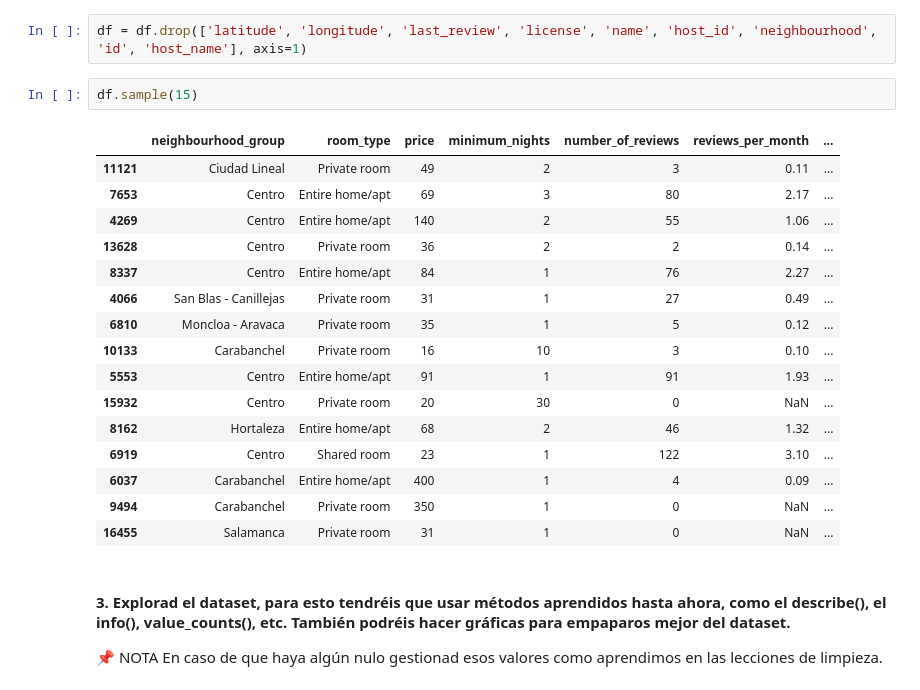
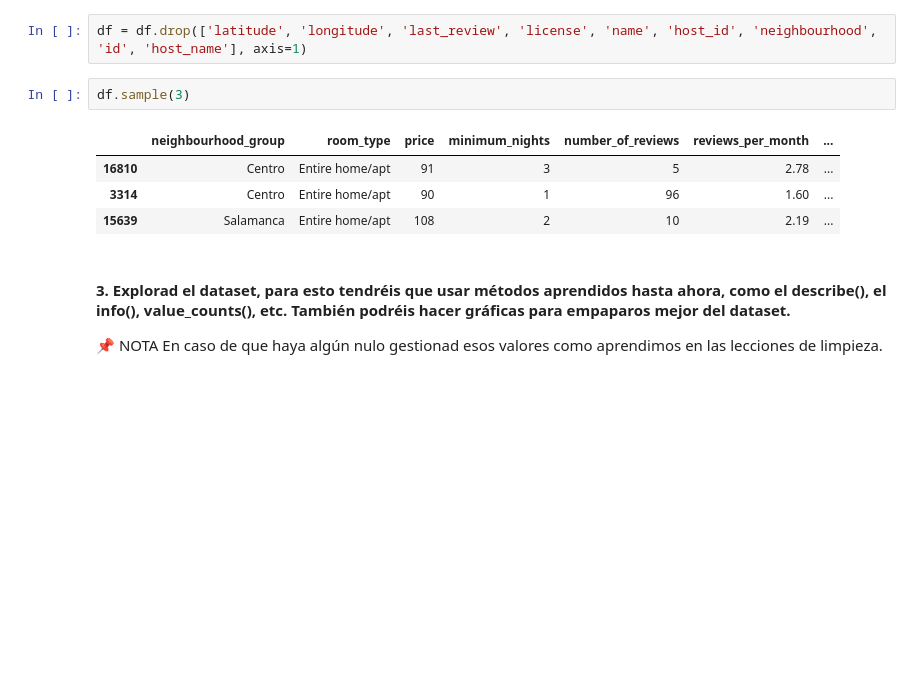
Before and after one commit to Adalab/DA-promo-A-module-3-pairprog-1-pair-3-Olivia-Laura, a Jupyter notebook: ESTADISTICOS/ESTADISTICOS_1/pair_estadisticos_1.ipynb, the cells around one changed output. Cells and saved outputs as stored; diff of their text form; blank space fills up the shorter version.

```diff
--- a/ESTADISTICOS/ESTADISTICOS_1/pair_estadisticos_1.ipynb
+++ b/ESTADISTICOS/ESTADISTICOS_1/pair_estadisticos_1.ipynb
@@ -19,24 +19,12 @@ df.sample()
 # %%
 df = df.drop(['latitude', 'longitude', 'last_review', 'license', 'name', 'host_id', 'neighbourhood', 'id', 'host_name'], axis=1)
 # %%
-df.sample(15)
+df.sample(3)
 # %% [output]
 |  | neighbourhood_group | room_type | price | minimum_nights | number_of_reviews | reviews_per_month | ... |
-| 11121 | Ciudad Lineal | Private room | 49 | 2 | 3 | 0.11 | ... |
-| 7653 | Centro | Entire home/apt | 69 | 3 | 80 | 2.17 | ... |
-| 4269 | Centro | Entire home/apt | 140 | 2 | 55 | 1.06 | ... |
-| 13628 | Centro | Private room | 36 | 2 | 2 | 0.14 | ... |
-| 8337 | Centro | Entire home/apt | 84 | 1 | 76 | 2.27 | ... |
-| 4066 | San Blas - Canillejas | Private room | 31 | 1 | 27 | 0.49 | ... |
-| 6810 | Moncloa - Aravaca | Private room | 35 | 1 | 5 | 0.12 | ... |
-| 10133 | Carabanchel | Private room | 16 | 10 | 3 | 0.10 | ... |
-| 5553 | Centro | Entire home/apt | 91 | 1 | 91 | 1.93 | ... |
-| 15932 | Centro | Private room | 20 | 30 | 0 | NaN | ... |
-| 8162 | Hortaleza | Entire home/apt | 68 | 2 | 46 | 1.32 | ... |
-| 6919 | Centro | Shared room | 23 | 1 | 122 | 3.10 | ... |
-| 6037 | Carabanchel | Entire home/apt | 400 | 1 | 4 | 0.09 | ... |
-| 9494 | Carabanchel | Private room | 350 | 1 | 0 | NaN | ... |
-| 16455 | Salamanca | Private room | 31 | 1 | 0 | NaN | ... |
+| 16810 | Centro | Entire home/apt | 91 | 3 | 5 | 2.78 | ... |
+| 3314 | Centro | Entire home/apt | 90 | 1 | 96 | 1.60 | ... |
+| 15639 | Salamanca | Entire home/apt | 108 | 2 | 10 | 2.19 | ... |
 # %% [markdown]
 #### 3. Explorad el dataset, para esto tendréis que usar métodos aprendidos hasta ahora, como el describe(), el info(), value_counts(), etc. También podréis hacer gráficas para empaparos mejor del dataset.
 📌 NOTA En caso de que haya algún nulo gestionad esos valores como aprendimos en las lecciones de limpieza.
```
Also changed, not shown: parts of 17 cells of this notebook, 1 other file.
